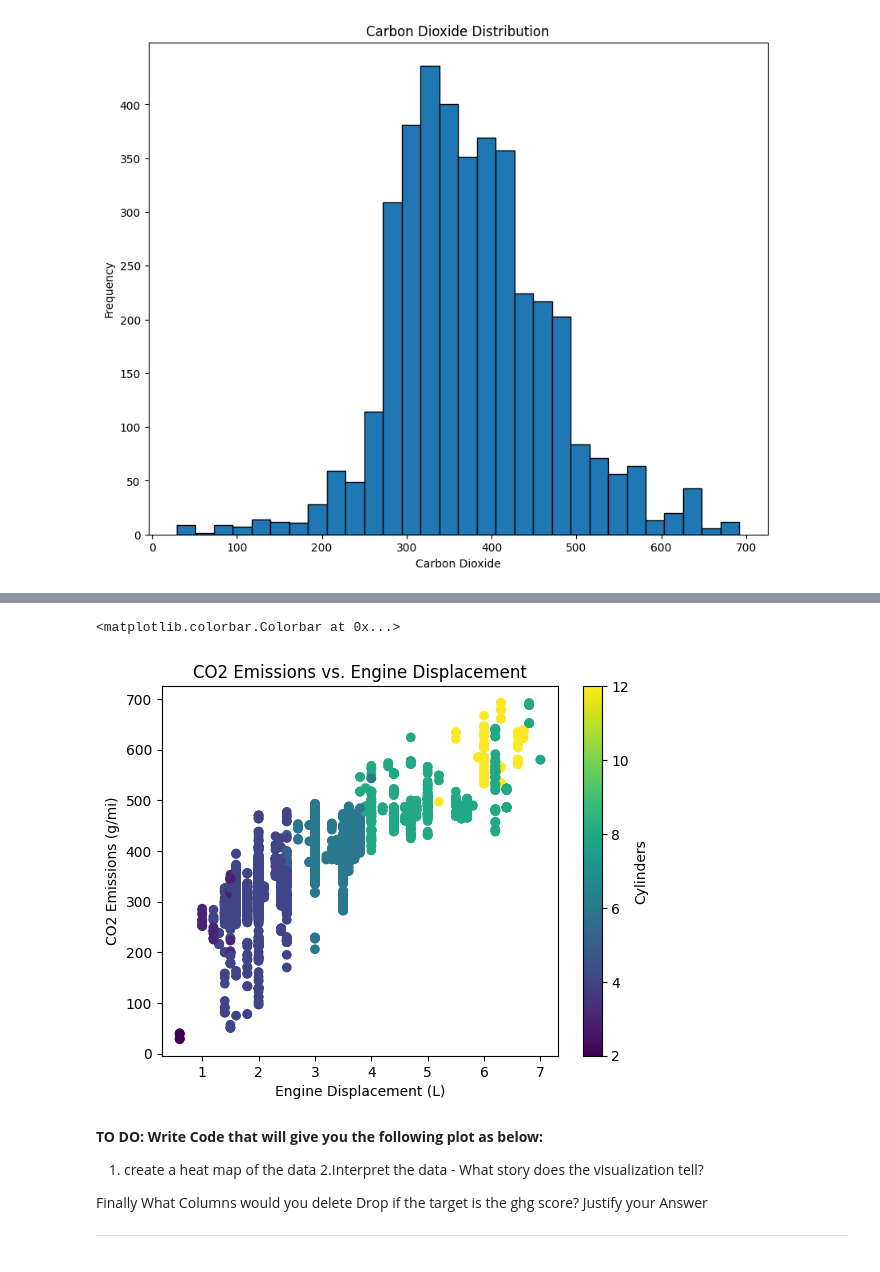
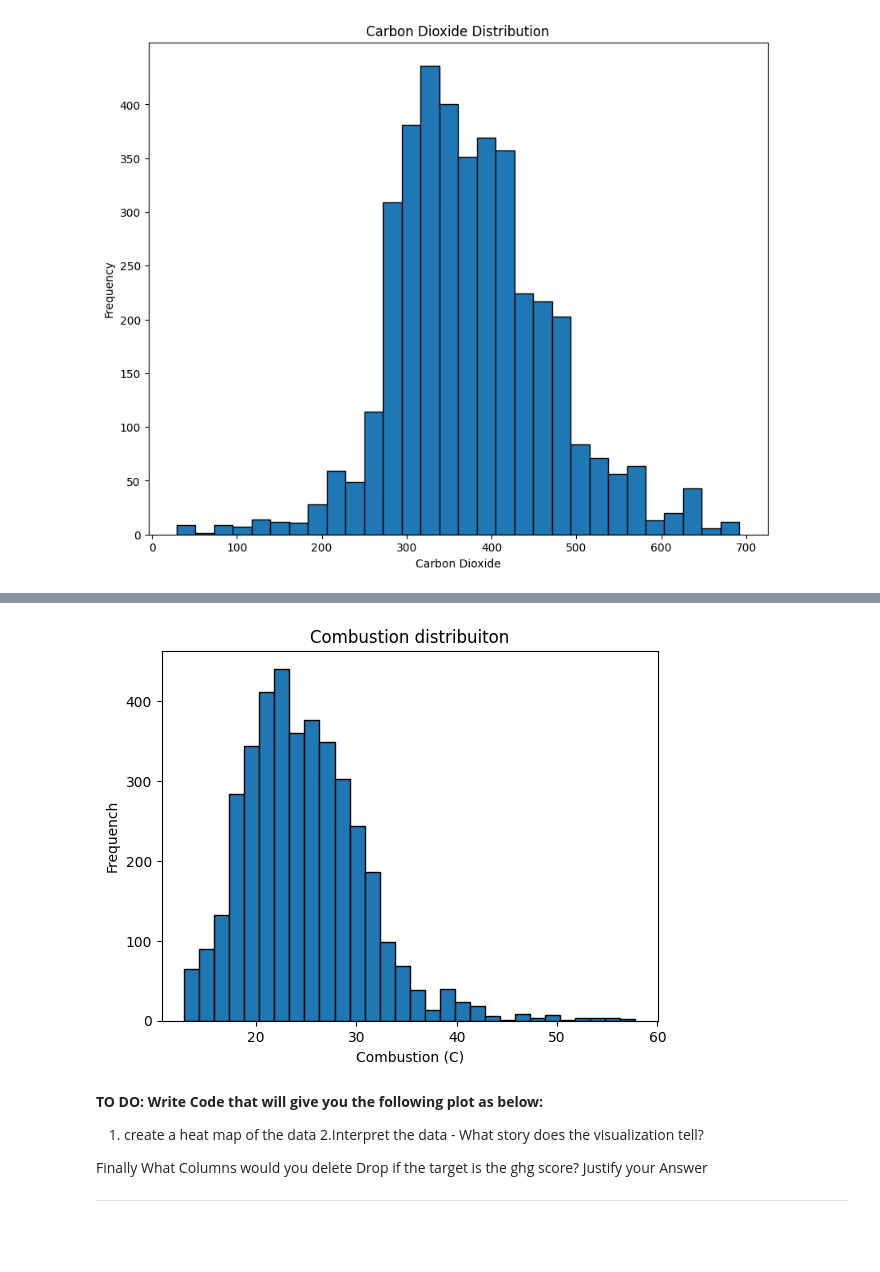
Before and after one commit to glenmiracle18/plotting_assignment, a Jupyter notebook: plotting_notebook.ipynb, the cells around one changed output, grey strips where cells are left out. Drawn from its saved outputs; the diff is of its cells as text; code cells hidden in the pictures.

```diff
--- a/plotting_notebook.ipynb
+++ b/plotting_notebook.ipynb
@@ -25,7 +25,7 @@ Load the dataset and print at least 10 rows
 # %% [markdown]
 Reading the csv
 # %%
-df = pd.read_csv('/content/Fuel Econ.csv')
+df = pd.read_csv('/content/fuel_econ.csv')
 # %% [markdown]
 Listing the first 10 row
 # %%
@@ -96,13 +100,12 @@ _ = plt.title('Fuel Efficiency by Vehicle Class')
 # %%
 # Carbon emission vs engine displacement
-plt.scatter(df['displ'], df['co2'], c=df['cylinders'])
-plt.xlabel('Engine Displacement (L)')
-plt.ylabel('CO2 Emissions (g/mi)')
-plt.title('CO2 Emissions vs. Engine Displacement')
-plt.colorbar(label='Cylinders')
+plt.hist(df['comb'], edgecolor='black', bins=30)
+plt.xlabel('Combustion (C)')
+plt.ylabel('Frequench')
+plt.title('Combustion distribuiton')
+plt.show()
 # %% [output]
-<matplotlib.colorbar.Colorbar at 0x...>
-[figure, old version]
+[figure, new version]
 # %% [markdown]
 **TO DO: Write Code that will give you the following plot as below:**
 
```
Also changed, not shown: parts of 2 cells of this notebook, 1 other file.
